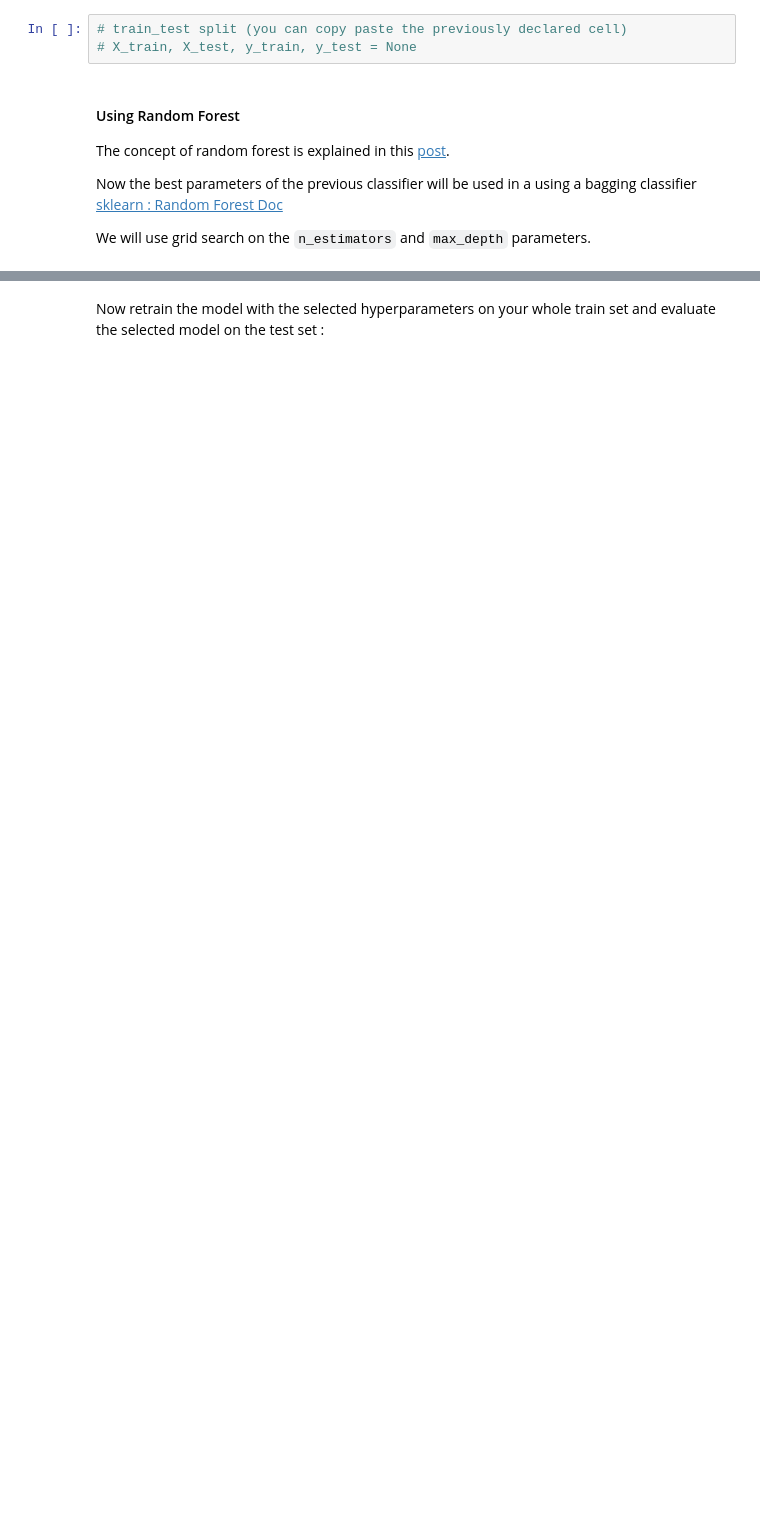
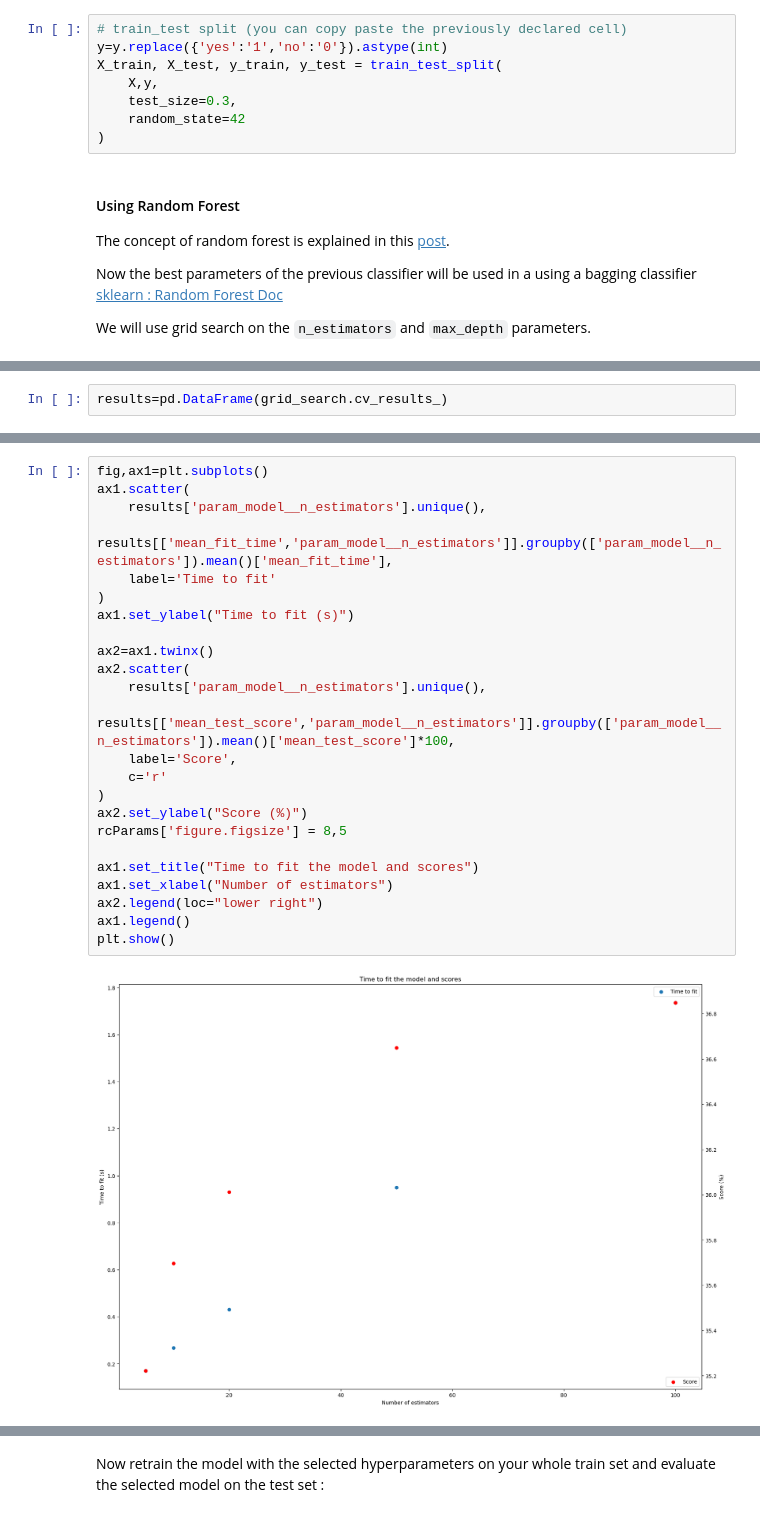
Before and after one commit to ThibaultLaunois/CampNum-12_ML2_Classification_and_Clustering, a Jupyter notebook: ML2.2_ensemble_methods_intro/notebooks/EnsembleLearning_v2.ipynb, the cells around one changed output, grey strips where cells are left out. Drawn from its saved outputs; the diff is of its cells as text; blank space fills up the shorter version.

```diff
--- a/ML2.2_ensemble_methods_intro/notebooks/EnsembleLearning_v2.ipynb
+++ b/ML2.2_ensemble_methods_intro/notebooks/EnsembleLearning_v2.ipynb
@@ -473,7 +473,12 @@ The following [post](https://blog.octo.com/les-methodes-ensemblistes-pour-algori
 **The train test split using a seed equals to 42 will be used in the following part**
 # %%
 # train_test split (you can copy paste the previously declared cell)
-# X_train, X_test, y_train, y_test = None
+y=y.replace({'yes':'1','no':'0'}).astype(int)
+X_train, X_test, y_train, y_test = train_test_split(
+    X,y,
+    test_size=0.3,
+    random_state=42
+)
 # %% [markdown]
 #### Using Random Forest
 
@@ -488,0 +532,2 @@ We will use grid search on the `n_estimators` and `max_depth` parameters.
+# %%
+results=pd.DataFrame(grid_search.cv_results_)
@@ -489 +561,27 @@ We will use grid search on the `n_estimators` and `max_depth` parameters.
+# %%
+fig,ax1=plt.subplots()
+ax1.scatter(
+    results['param_model__n_estimators'].unique(),
+    results[['mean_fit_time','param_model__n_estimators']].groupby(['param_model__n_estimators']).mean()['mean_fit_time'],
+    label='Time to fit'
+)
+ax1.set_ylabel("Time to fit (s)")
+
+ax2=ax1.twinx()
+ax2.scatter(
+    results['param_model__n_estimators'].unique(),
+    results[['mean_test_score','param_model__n_estimators']].groupby(['param_model__n_estimators']).mean()['mean_test_score']*100,
+    label='Score',
+    c='r'
+)
+ax2.set_ylabel("Score (%)")
+rcParams['figure.figsize'] = 8,5
+
+ax1.set_title("Time to fit the model and scores")
+ax1.set_xlabel("Number of estimators")
+ax2.legend(loc="lower right")
+ax1.legend()
+plt.show()
+# %% [output]
+[figure, added]
 # %% [markdown]
```
Also changed, not shown: parts of 20 cells of this notebook.
